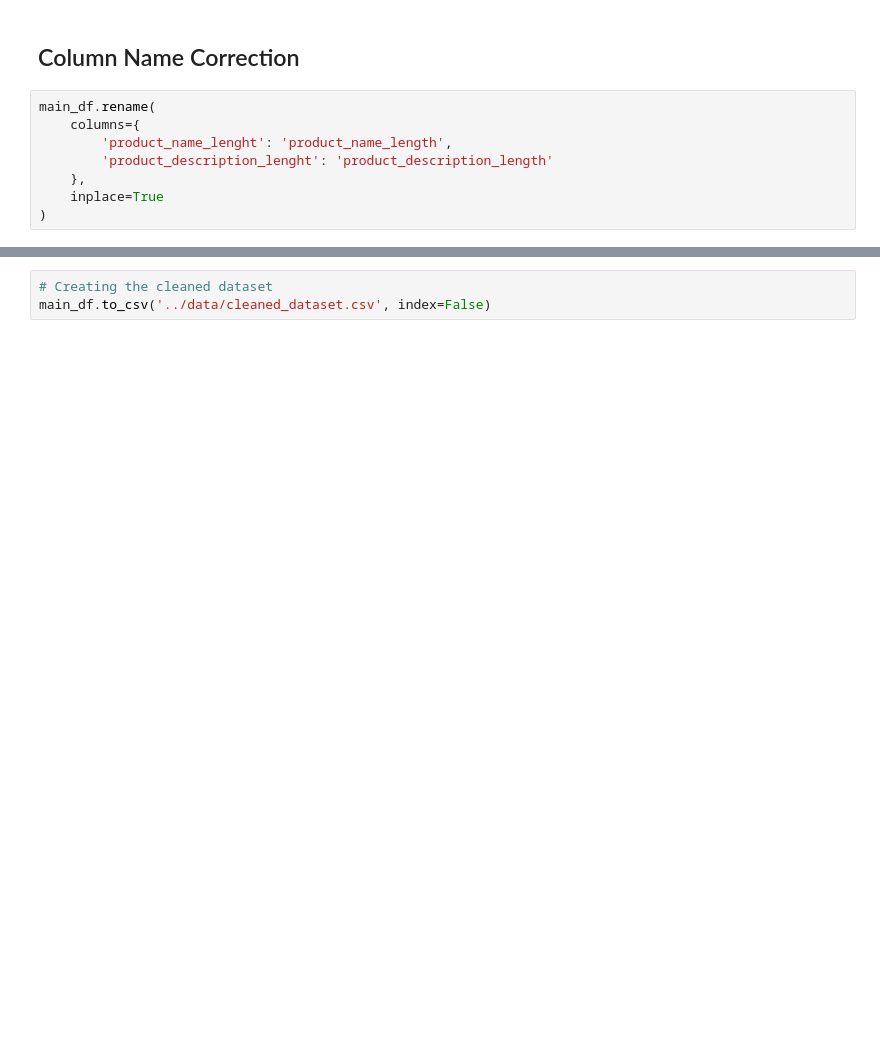
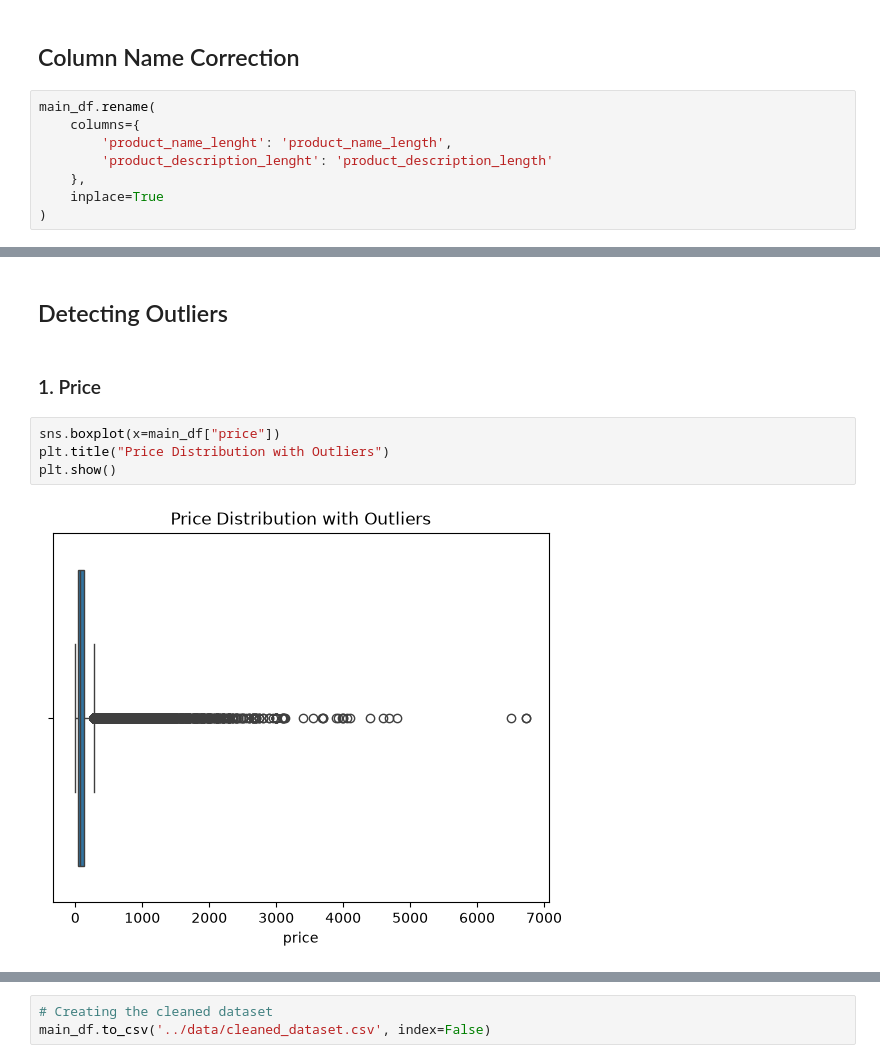
Before and after one commit to RISH-VERSION/Brazilian_E-Commerce_Olist_Data_Analytics_project, a Jupyter notebook: notebooks/DataPreprocessing.ipynb, the cells around one changed output, grey strips where cells are left out. Cells and saved outputs as stored; diff of their text form; blank space fills up the shorter version.

```diff
--- a/notebooks/DataPreprocessing.ipynb
+++ b/notebooks/DataPreprocessing.ipynb
@@ -312,0 +296,10 @@ plt.show()
+# %% [markdown]
+## Detecting Outliers
+# %% [markdown]
+### 1. Price
+# %%
+sns.boxplot(x=main_df["price"])
+plt.title("Price Distribution with Outliers")
+plt.show()
+# %% [output]
+[figure, added]
```
Also changed, not shown: parts of 18 cells of this notebook, 3 other files.
